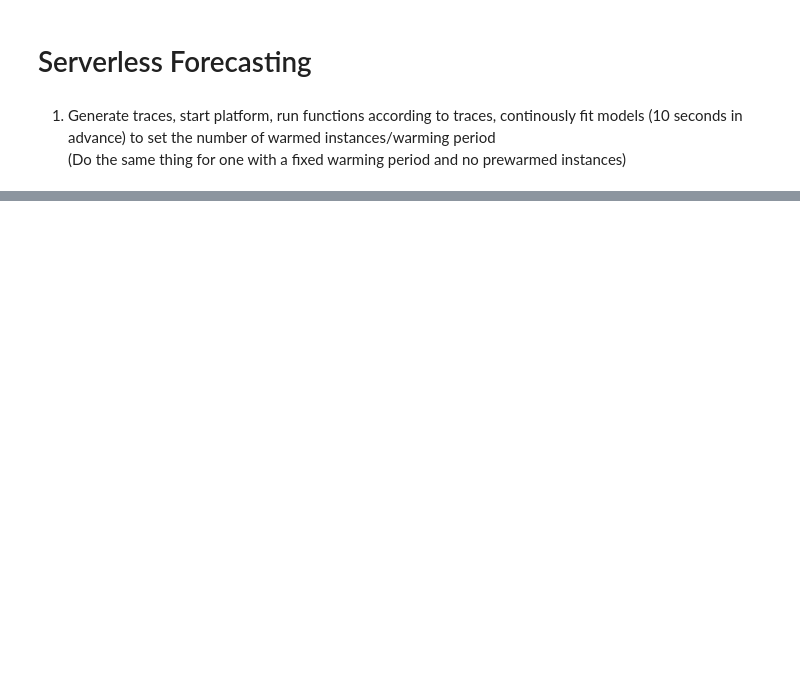
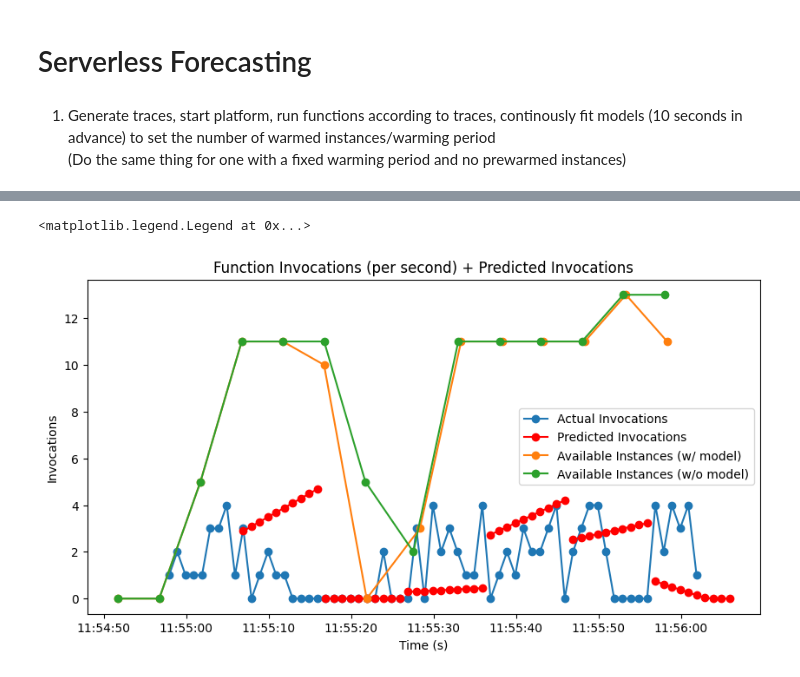
Before and after one commit to yuridekim/serverless-forecasting, a Jupyter notebook: sf.ipynb, the cells around one changed output, grey strips where cells are left out. Drawn from its saved outputs; the diff is of its cells as text; code cells hidden in the pictures; blank space fills up the shorter version.

Commit message:
Add cold/warm start graphs

```diff
--- a/sf.ipynb
+++ b/sf.ipynb
@@ -5,8 +5,8 @@
 (Do the same thing for one with a fixed warming period and no prewarmed instances)
 # %%
 from main import main
-# trace, platform, scheduler = await main()
-_, platform_no, scheduler_no = await main(False)
+trace, scheduler, instances = await main(100)
+_, scheduler_no, instances_no = await main(100, False)
 # %% [output]
 Starting dataset processing...
 Extracted function...
@@ -30,0 +33,18 @@ plt.plot(trace['ds'], trace['y'], '-o')
+# %%
+import pandas as pd
+import matplotlib.pyplot as plt
+
+pruned_logs = filter(lambda x: x['log_type'] == "prune_info", scheduler.platform.logs)
+pruned_logs_no = filter(lambda x: x['log_type'] == "prune_info", scheduler_no.platform.logs)
+
+remaining_instances = pd.DataFrame(pruned_logs)
+remaining_instances['ds'] = pd.to_datetime(remaining_instances["entry_time"], unit='s') - pd.Timedelta('07:00:00')
+remaining_instances = remaining_instances[remaining_instances['ds'] <= max(trace['ds'])]
+remaining_instances['num'] = remaining_instances['remaining_count'].map(lambda x: x['sleep'])
+
+remaining_instances_no = pd.DataFrame(pruned_logs_no)
+remaining_instances_no['ds'] = pd.to_datetime(remaining_instances_no["entry_time"], unit='s') - pd.Timedelta('07:00:00')
+diff = min(remaining_instances_no['ds']) - min(remaining_instances['ds'])
+remaining_instances_no['ds'] = remaining_instances_no['ds'] - diff
+remaining_instances_no = remaining_instances_no[remaining_instances_no['ds'] <= max(trace['ds'])]
+remaining_instances_no['num'] = remaining_instances_no['remaining_count'].map(lambda x: x['sleep'])
@@ -52,0 +64,19 @@ scheduler_no.predictions
+# %%
+plt.figure(figsize=(10, 5))
+plt.title("Function Invocations (per second) + Predicted Invocations")
+plt.xlabel("Time (s)")
+plt.ylabel("Invocations")
+plt.plot(trace['ds'], trace['y'], '-o', label="Actual Invocations")
+
+for pred in scheduler.predictions:
+    plt.plot(pred['ds'], list(map(lambda x: 0 if x < 0 else x, pred['yhat'])), '-o', color="red", label="Predicted Invocations")
+
+plt.plot(remaining_instances['ds'], remaining_instances['num'], '-o', label="Available Instances (w/ model)")
+plt.plot(remaining_instances_no['ds'], remaining_instances_no['num'], '-o', label="Available Instances (w/o model)")
+
+handles, labels = plt.gca().get_legend_handles_labels()
+by_label = dict(zip(labels, handles))
+plt.legend(by_label.values(), by_label.keys())
+# %% [output]
+<matplotlib.legend.Legend at 0x...>
+[figure, added]
```
Also changed, not shown: parts of 8 cells of this notebook, 3 other files.
